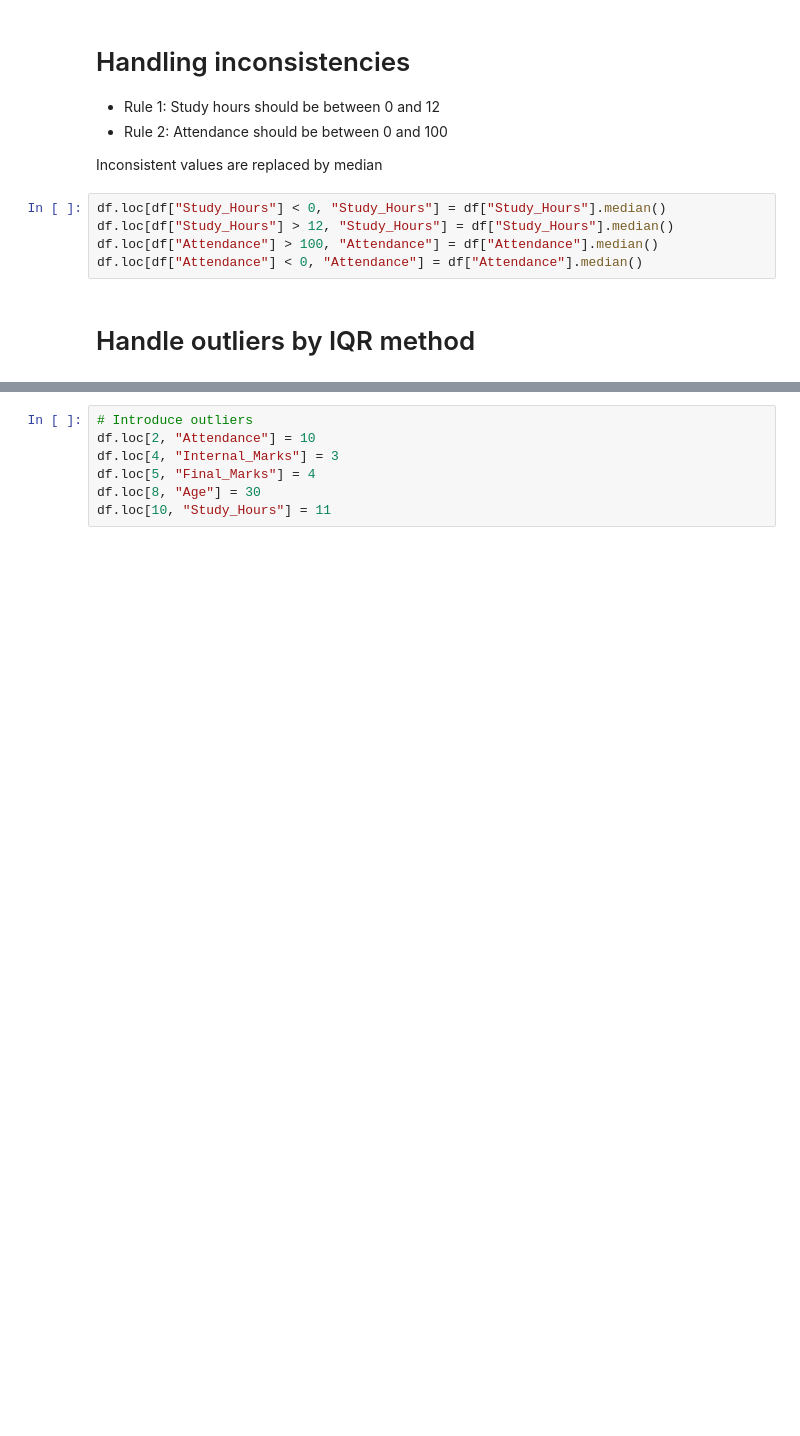
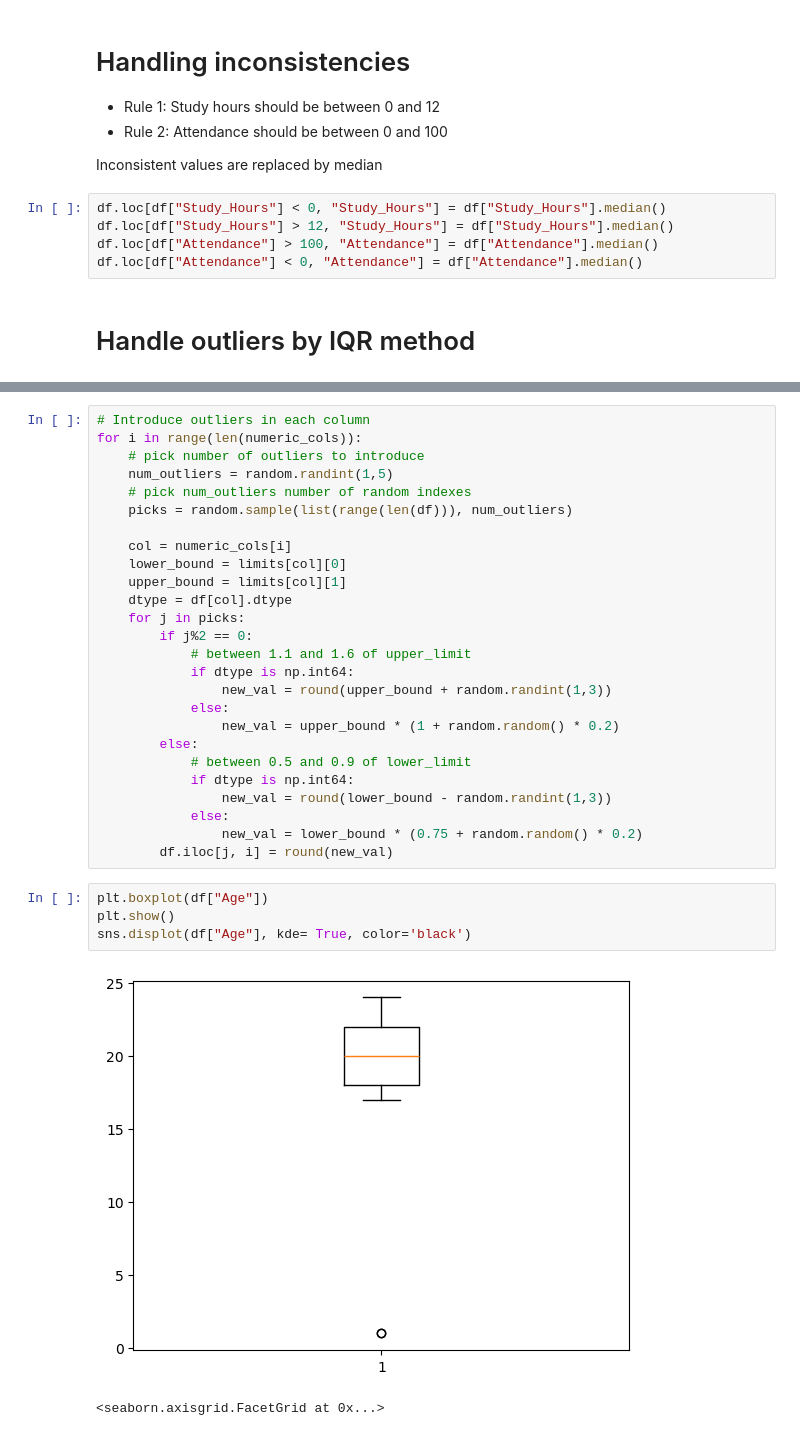
Before and after one commit to udaypratapsingh09/DSBDAL, a Jupyter notebook: Assignment2/main.ipynb, the cells around one changed output, grey strips where cells are left out. Saved outputs shown, nothing was run; the diff lists cells and outputs as text; blank space fills up the shorter version.

```diff
--- a/Assignment2/main.ipynb
+++ b/Assignment2/main.ipynb
@@ -106,7 +127,33 @@ df.loc[df["Attendance"] < 0, "Attendance"] = df["Attendance"].median()
 # %%
-# Introduce outliers
-df.loc[2, "Attendance"] = 10
-df.loc[4, "Internal_Marks"] = 3
-df.loc[5, "Final_Marks"] = 4
-df.loc[8, "Age"] = 30
-df.loc[10, "Study_Hours"] = 11
+# Introduce outliers in each column
+for i in range(len(numeric_cols)):
+    # pick number of outliers to introduce
+    num_outliers = random.randint(1,5)
+    # pick num_outliers number of random indexes
+    picks = random.sample(list(range(len(df))), num_outliers)
+
+    col = numeric_cols[i]
+    lower_bound = limits[col][0]
+    upper_bound = limits[col][1]
+    dtype = df[col].dtype
+    for j in picks:
+        if j%2 == 0:
+            # between 1.1 and 1.6 of upper_limit
+            if dtype is np.int64:
+                new_val = round(upper_bound + random.randint(1,3))
+            else:
+                new_val = upper_bound * (1 + random.random() * 0.2)
+        else:
+            # between 0.5 and 0.9 of lower_limit
+            if dtype is np.int64:
+                new_val = round(lower_bound - random.randint(1,3))
+            else:
+                new_val = lower_bound * (0.75 + random.random() * 0.2)
+        df.iloc[j, i] = round(new_val)
+# %%
+plt.boxplot(df["Age"])
+plt.show()
+sns.displot(df["Age"], kde= True, color='black')
+# %% [output]
+[figure, added]
+<seaborn.axisgrid.FacetGrid at 0x...>
```
Also changed, not shown: parts of 7 cells of this notebook.
